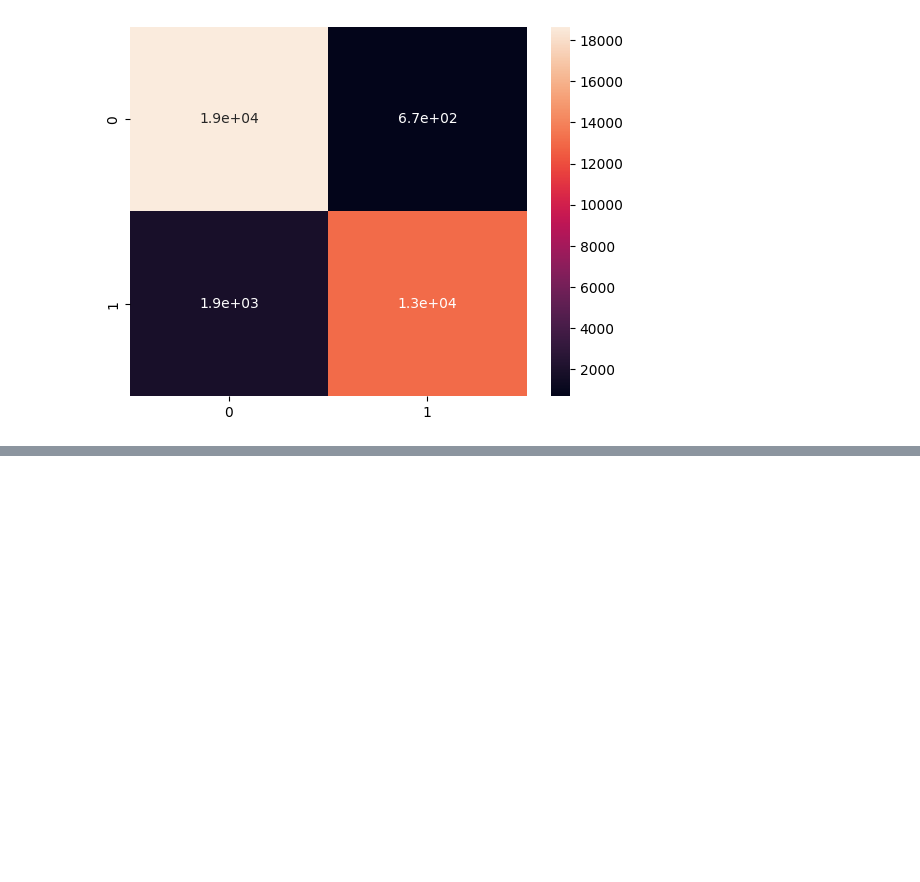
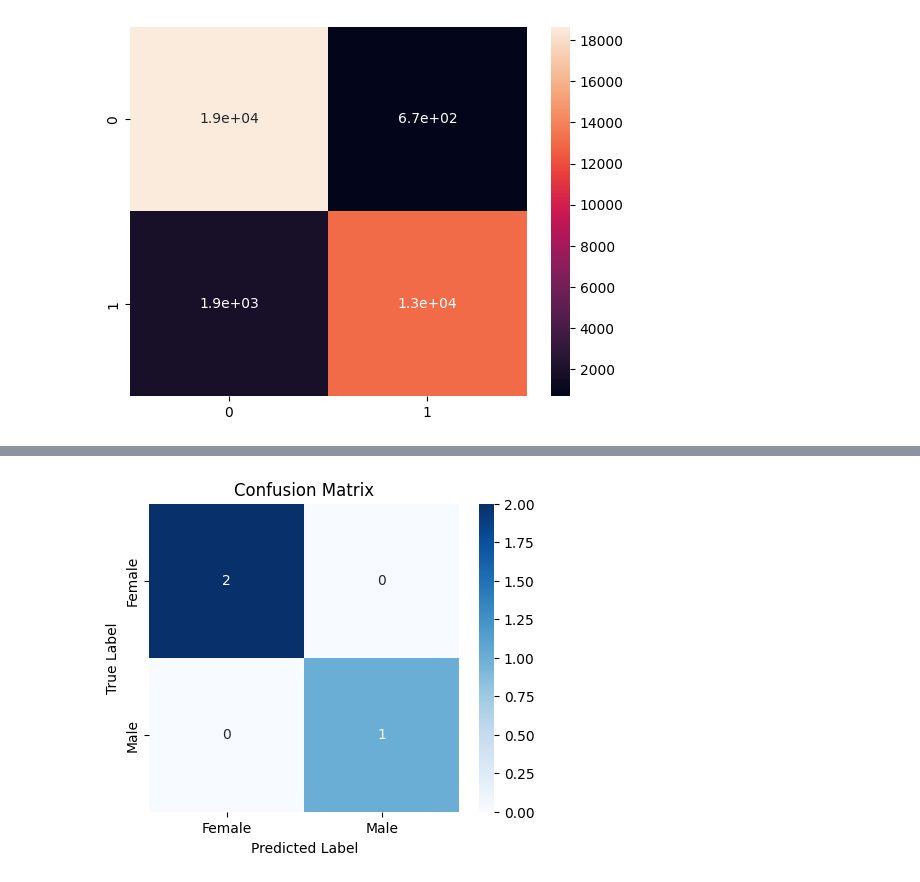
Before and after one commit to SP4567/Machine_Learning_-_Artificial_Neural_Network, a Jupyter notebook: Machine_Learning.ipynb, the cells around one changed output, grey strips where cells are left out. Saved outputs shown, nothing was run; the diff lists cells and outputs as text; code cells hidden in the pictures; blank space fills up the shorter version.

```diff
--- a/Machine_Learning.ipynb
+++ b/Machine_Learning.ipynb
@@ -707,0 +709,29 @@ plt.show()
+# %%
+data = {
+    'Height': [170, 165, 180, 175, 160, 172, 168, 177, 162, 158],
+    'Weight': [65, 59, 75, 68, 55, 70, 62, 74, 58, 54],
+    'Age': [30, 25, 35, 28, 22, 32, 27, 33, 24, 21],
+    'Gender': [1, 0, 1, 1, 0, 1, 0, 1, 0, 0]  # 1 = Male, 0 = Female
+}
+df = pd.DataFrame(data)
+X = df.drop('Gender', axis=1)
+y = df['Gender']
+scaler = StandardScaler()
+X_scaled = scaler.fit_transform(X)
+# %%
+pca = PCA(n_components=2)
+X_pca = pca.fit_transform(X_scaled)
+X_train, X_test, y_train, y_test = train_test_split(X_pca, y, test_size=0.3, random_state=42)
+model = LogisticRegression()
+model.fit(X_train, y_train)
+y_pred = model.predict(X_test)
+# %%
+cm = confusion_matrix(y_test, y_pred)
+plt.figure(figsize=(5,4))
+sns.heatmap(cm, annot=True, fmt='d', cmap='Blues', xticklabels=['Female', 'Male'], yticklabels=['Female', 'Male'])
+plt.xlabel('Predicted Label')
+plt.ylabel('True Label')
+plt.title('Confusion Matrix')
+plt.show()
+# %% [output]
+[figure, added]
```
Also changed, not shown: parts of 31 cells of this notebook.
